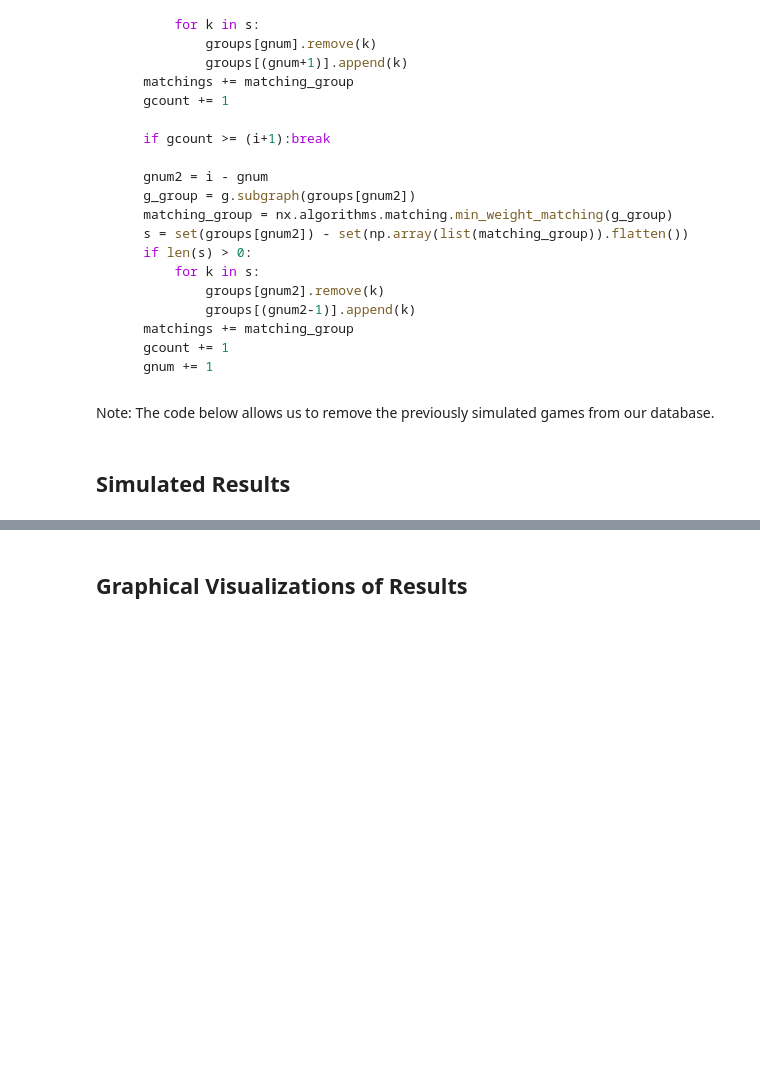
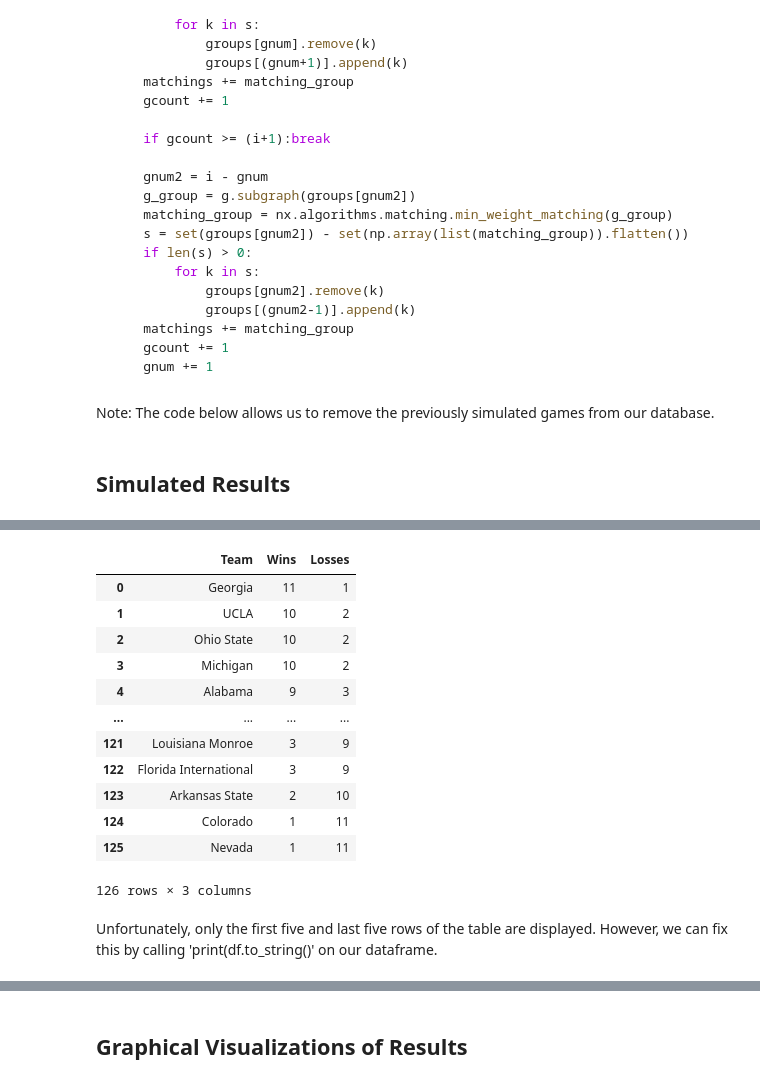
Before and after one commit to dyeds/PIC-16B-Project, a Jupyter notebook: FinalReport.ipynb, the cells around one changed output, grey strips where cells are left out. Saved outputs shown, nothing was run; the diff lists cells and outputs as text; code cells hidden in the pictures; blank space fills up the shorter version.

```diff
--- a/FinalReport.ipynb
+++ b/FinalReport.ipynb
@@ -627,0 +646,18 @@ Note: The code below allows us to remove the previously simulated games from our
+# %%
+DataFunctions.show_standings(week=12)
+# %% [output]
+|  | Team | Wins | Losses |
+| 0 | Georgia | 11 | 1 |
+| 1 | UCLA | 10 | 2 |
+| 2 | Ohio State | 10 | 2 |
+| 3 | Michigan | 10 | 2 |
+| 4 | Alabama | 9 | 3 |
+| ... | ... | ... | ... |
+| 121 | Louisiana Monroe | 3 | 9 |
+| 122 | Florida International | 3 | 9 |
+| 123 | Arkansas State | 2 | 10 |
+| 124 | Colorado | 1 | 11 |
+| 125 | Nevada | 1 | 11 |
+126 rows × 3 columns
+# %% [markdown]
+Unfortunately, only the first five and last five rows of the table are displayed. However, we can fix this by calling 'print(df.to_string()' on our dataframe.
```
Also changed, not shown: parts of 24 cells of this notebook, 1 other file.
